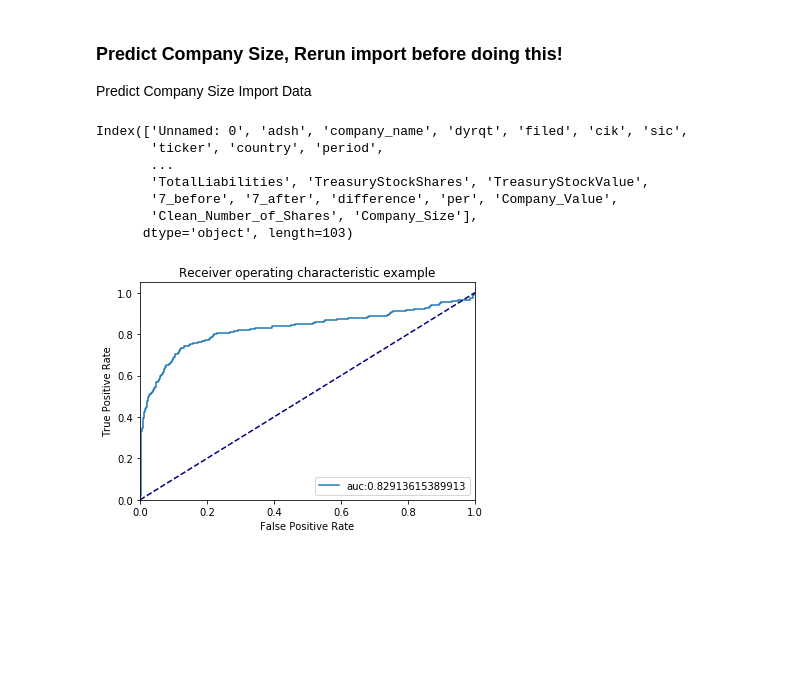
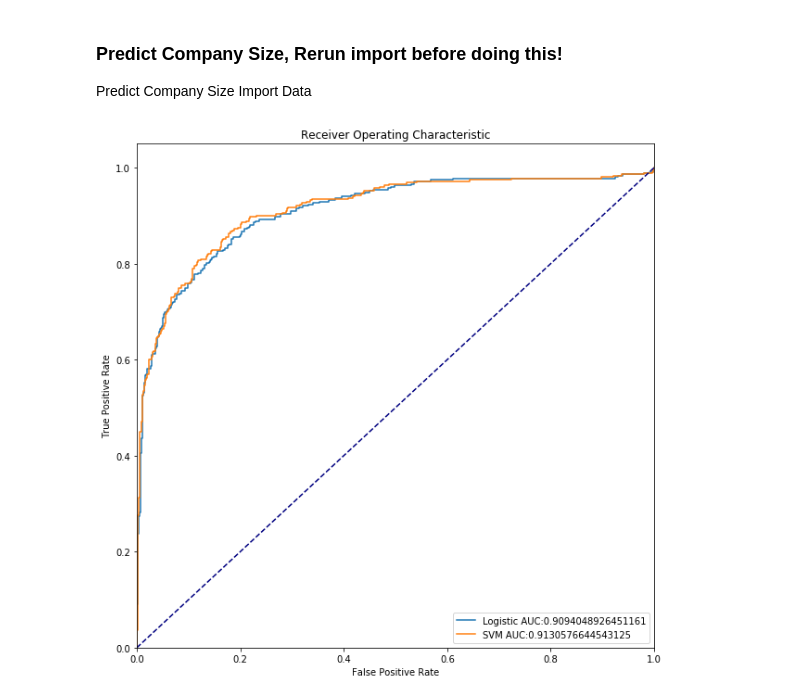
Before and after one commit to mixerupper/1001-term-project, a Jupyter notebook: code/03-analysis/01-Analysis_AH.ipynb, the cells around one changed output. Saved outputs shown, nothing was run; the diff lists cells and outputs as text; code cells hidden in the pictures; blank space fills up the shorter version.

```diff
--- a/code/03-analysis/01-Analysis_AH.ipynb
+++ b/code/03-analysis/01-Analysis_AH.ipynb
@@ -231,3 +212,11 @@ q3mergeddata.Company_Value = q3mergeddata['Clean_Number_of_Shares'] * q3mergedda
 # %%
+q3mergeddata['Clean_Number_of_Shares'] = q3mergeddata[['WeightedAverageNumberOfDilutedSharesOutstanding',
+       'WeightedAverageNumberOfSharesOutstandingBasic']].max(axis = 1)
+
+q3mergeddata['Clean_Number_of_Shares'] = q3mergeddata[['Clean_Number_of_Shares',
+                                                       'CommonStockSharesOutstanding']].max(axis = 1)
+
+q3mergeddata['Company_Value'] = q3mergeddata['Clean_Number_of_Shares'] * q3mergeddata['7_after']
 q3mergeddata = q3mergeddata.drop(q3mergeddata[q3mergeddata.Company_Value == 0].index)
 q3mergeddata = q3mergeddata.drop(['CommonStockSharesOutstanding','WeightedAverageNumberOfDilutedSharesOutstanding','WeightedAverageNumberOfSharesOutstandingBasic' ], axis = 1)
+q3mergeddata['Company_Size'] = np.where(q3mergeddata['Company_Value'] > 5000000000, 1, 0)
@@ -236,40 +223,39 @@ q3mergeddata['Company_Size'] = np.where(q3mergeddata['Company_Value'] > 50000000
-# %%
-q3mergeddata.columns[]
-# %% [output]
-Index(['Unnamed: 0', 'adsh', 'company_name', 'dyrqt', 'filed', 'cik', 'sic',
-       'ticker', 'country', 'period',
-       ...
-       'TotalLiabilities', 'TreasuryStockShares', 'TreasuryStockValue',
-       '7_before', '7_after', 'difference', 'per', 'Company_Value',
-       'Clean_Number_of_Shares', 'Company_Size'],
-      dtype='object', length=103)
+# %%
+q3mergeddata_processed  = pd.DataFrame(preprocessing.scale(q3mergeddata[q3mergeddata.columns[10:len(q3mergeddata.columns) - 7]]), columns =q3mergeddata.columns[10:len(q3mergeddata.columns) - 7] )
 # %%
-labels = q3mergeddata.columns[10:len(q3mergeddata.columns) - 7]
-
-X = pd.DataFrame(q3mergeddata[labels].copy())
+X = pd.DataFrame(q3mergeddata_processed.copy())
 Y = pd.DataFrame(q3mergeddata['Company_Size'].copy())
 
 X_train, X_test, Y_train, Y_test = train_test_split(X,Y, test_size = 0.30)
+# %%
+logreg = LogisticRegression()
+logreg.fit(X_train, np.ravel(Y_train))
+
+log_decision = logreg.decision_function(X_test)
+log_fpr, log_tpr, _  = roc_curve(Y_test, log_decision)
+
+log_auc = auc(log_fpr, log_tpr)
+
+lin_svm = SVC(kernel = 'linear')
+lin_svm.fit(X_train, np.ravel(Y_train))
+
+svm_decision = lin_svm.decision_function(X_test)
+svm_fpr, svm_tpr, _  = roc_curve(Y_test, svm_decision)
+
+svm_auc = auc(svm_fpr, svm_tpr)
 # %%
-logreg = LogisticRegression()
-logreg.fit(X_train, np.ravel(Y_train))
-
-log_decision = logreg.decision_function(X_test)
-log_fpr, log_tpr, _  = roc_curve(Y_test, log_decision)
-
-log_auc = auc(log_fpr, log_tpr)
-
-plt.figure()
-plt.plot(log_fpr, log_tpr, label = 'auc:'+str(log_auc))
+plt.figure(figsize = (10, 10))
+plt.plot(log_fpr, log_tpr, label = 'Logistic AUC:'+str(log_auc))
+plt.plot(svm_fpr, svm_tpr, label = 'SVM AUC:'+str(svm_auc))
 plt.plot([0, 1], [0, 1], color='navy', linestyle='--')
 plt.xlim([0.0, 1.0])
 plt.ylim([0.0, 1.05])
 plt.xlabel('False Positive Rate')
 plt.ylabel('True Positive Rate')
-plt.title('Receiver operating characteristic example')
+plt.title('Receiver Operating Characteristic')
 plt.legend(loc="lower right")
 plt.show()
 # %% [output]
-[figure, old version]
+[figure, new version]
 # %%
 from sklearn.tree import DecisionTreeClassifier
```
Also changed, not shown: parts of 30 cells of this notebook, 1 other file.
